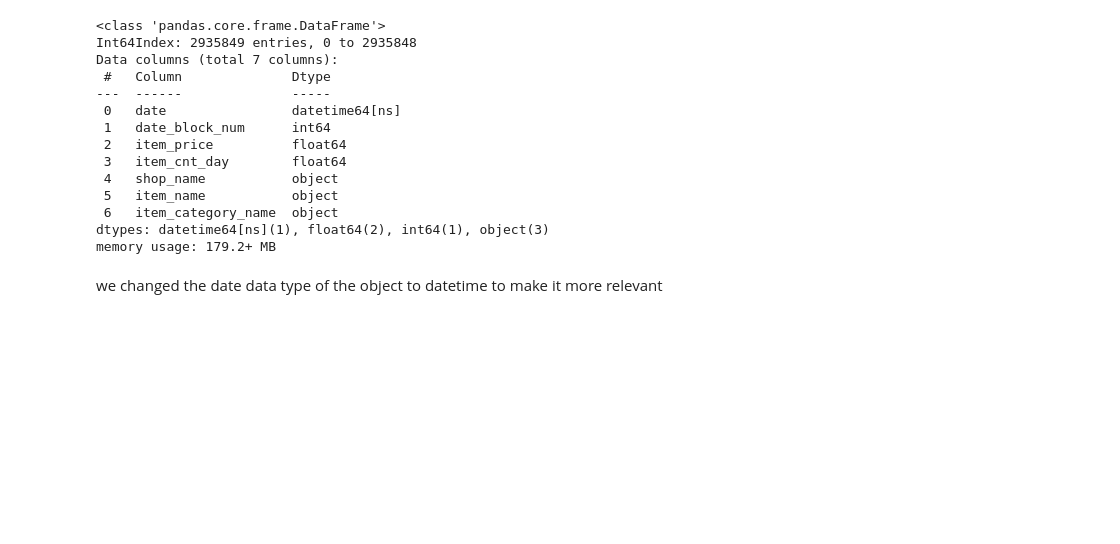
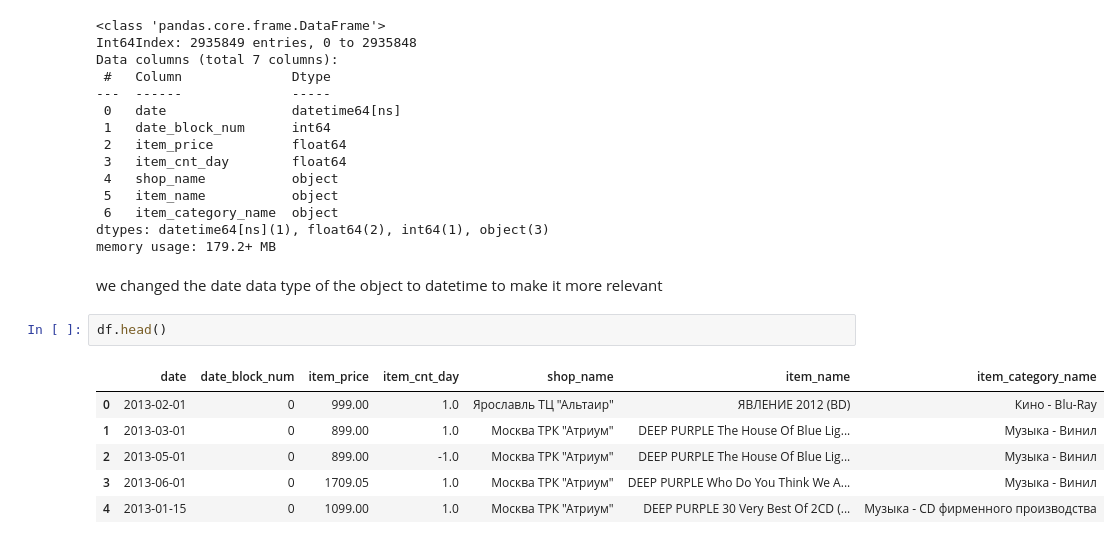
Before and after one commit to learndosomethingINA/learndosomethingINA, a Jupyter notebook: predict-future-sales-practice.ipynb, the cells around one changed output. Cells and saved outputs as stored; diff of their text form; blank space fills up the shorter version.

```diff
--- a/predict-future-sales-practice.ipynb
+++ b/predict-future-sales-practice.ipynb
@@ -146,3 +171,12 @@ dtypes: datetime64[ns](1), float64(2), int64(1), object(3)
 memory usage: 179.2+ MB
 # %% [markdown]
 we changed the date data type of the object to datetime to make it more relevant
+# %%
+df.head()
+# %% [output]
+|  | date | date_block_num | item_price | item_cnt_day | shop_name | item_name | item_category_name |
+| 0 | 2013-02-01 | 0 | 999.00 | 1.0 | Ярославль ТЦ "Альтаир" | ЯВЛЕНИЕ 2012 (BD) | Кино - Blu-Ray |
+| 1 | 2013-03-01 | 0 | 899.00 | 1.0 | Москва ТРК "Атриум" | DEEP PURPLE The House Of Blue Lig... | Музыка - Винил |
+| 2 | 2013-05-01 | 0 | 899.00 | -1.0 | Москва ТРК "Атриум" | DEEP PURPLE The House Of Blue Lig... | Музыка - Винил |
+| 3 | 2013-06-01 | 0 | 1709.05 | 1.0 | Москва ТРК "Атриум" | DEEP PURPLE Who Do You Think We A... | Музыка - Винил |
+| 4 | 2013-01-15 | 0 | 1099.00 | 1.0 | Москва ТРК "Атриум" | DEEP PURPLE 30 Very Best Of 2CD (... | Музыка - CD фирменного производства |
```
Also changed, not shown: parts of 13 cells of this notebook.
